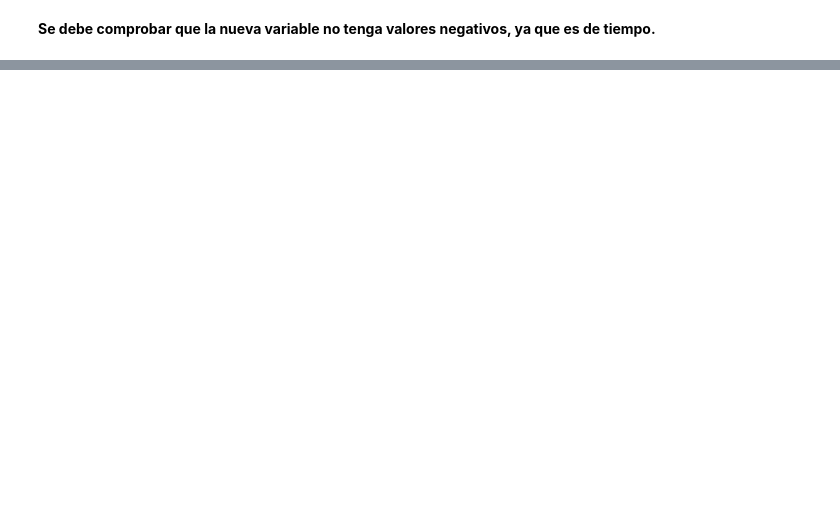
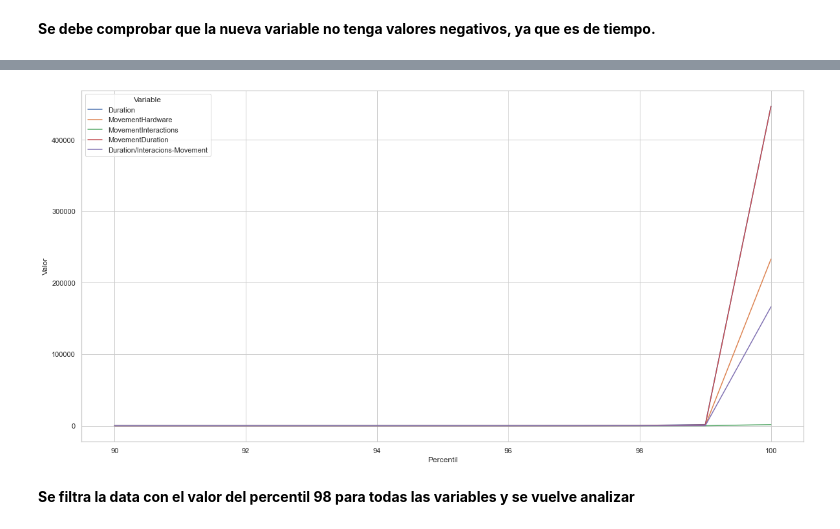
Before and after one commit to jhonalexis-parra/tekus-prueba-tecnica, a Jupyter notebook: transformacion.ipynb, the cells around one changed output, grey strips where cells are left out. Saved outputs shown, nothing was run; the diff lists cells and outputs as text; code cells hidden in the pictures; blank space fills up the shorter version.

Commit message:
se finaliza el proceso de transformacion y se genera la data para cargar

```diff
--- a/transformacion.ipynb
+++ b/transformacion.ipynb
@@ -357,0 +182,5 @@ sns.lineplot(x="date", y="Duration", hue="Key", data=use_olla)
+# %%
+df['Duration/Interacions-Movement'] = df['MovementDuration']/df['MovementInteractions']
+# %%
+df['Duration/Interacions-Movement'] = df['Duration/Interacions-Movement'].fillna(0)
+df['Duration/Interacions-Movement'].describe()
@@ -357,0 +259,25 @@ sns.lineplot(x="date", y="Duration", hue="Key", data=use_olla)
+# %%
+percentiles_10_100 = []
+
+for i in range(90, 101):
+    valor = [i, np.percentile(df['Duration'],i), 'Duration']
+    percentiles_10_100.append(valor)
+
+for i in range(90, 101):
+    valor = [i, np.percentile(df['MovementHardware'],i), 'MovementHardware']
+    percentiles_10_100.append(valor)
+
+for i in range(90, 101):
+    valor = [i, np.percentile(df['MovementInteractions'],i), 'MovementInteractions']
+    percentiles_10_100.append(valor)
+
+for i in range(90, 101):
+    valor = [i, np.percentile(df['MovementDuration'],i), 'MovementDuration']
+    percentiles_10_100.append(valor)
+
+for i in range(90, 101):
+    valor = [i, np.percentile(df['Duration/Interacions-Movement'],i), 'Duration/Interacions-Movement']
+    percentiles_10_100.append(valor)
+# %%
+percentiles_10_100 = pd.DataFrame(percentiles_10_100, columns=['Percentil', 'Valor', 'Variable'])
+percentiles_10_100
@@ -357,0 +302,9 @@ sns.lineplot(x="date", y="Duration", hue="Key", data=use_olla)
+# %%
+sns.set(style="whitegrid")
+plt.figure(figsize=(20,10))
+sns.lineplot(x="Percentil", y="Valor", hue="Variable", data=percentiles_10_100)
+ax.xaxis.set_major_locator(ticker.MultipleLocator(1))
+# %% [output]
+[figure, added]
+# %% [markdown]
+**Se filtra la data con el valor del percentil 98 para todas las variables y se vuelve analizar**
```
Also changed, not shown: parts of 94 cells of this notebook, 2 other files.
